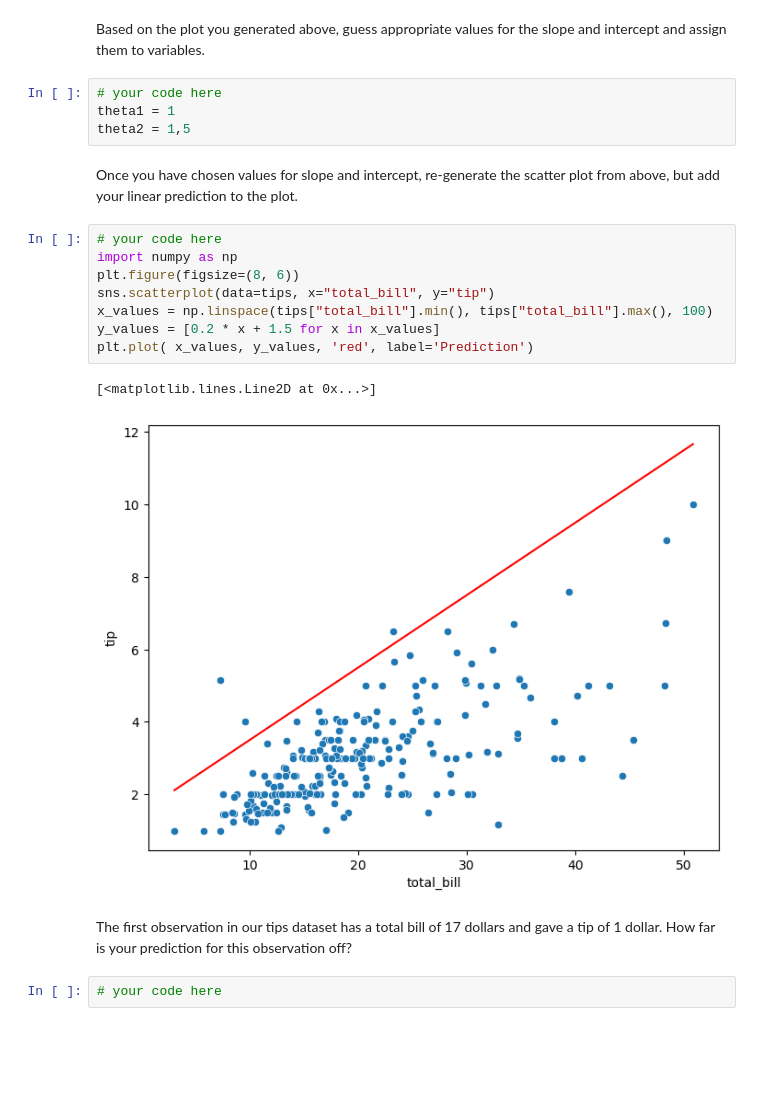
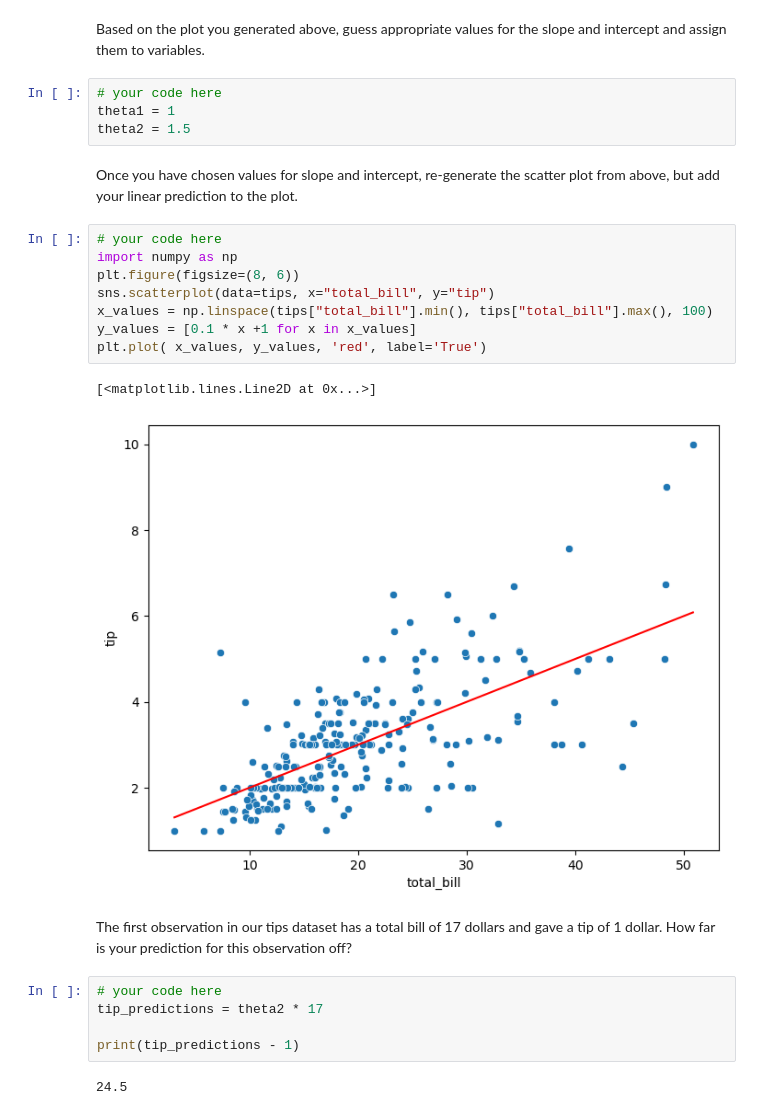
Before and after one commit to Lilli-jr/DSML_2025, a Jupyter notebook: 02_Workshops/WS_06_ML_Intro/DSML_WS_06_pre.ipynb, the cells around one changed output. Cells and saved outputs as stored; diff of their text form; blank space fills up the shorter version.

```diff
--- a/02_Workshops/WS_06_ML_Intro/DSML_WS_06_pre.ipynb
+++ b/02_Workshops/WS_06_ML_Intro/DSML_WS_06_pre.ipynb
@@ -184,21 +184,26 @@ Based on the plot you generated above, guess appropriate values for the slope an
 # %%
 # your code here
 theta1 = 1
-theta2 = 1,5
+theta2 = 1.5
 # %% [markdown]
 Once you have chosen values for slope and intercept, re-generate the scatter plot from above, but add your linear prediction to the plot.
 # %%
 # your code here
 import numpy as np
 plt.figure(figsize=(8, 6))
 sns.scatterplot(data=tips, x="total_bill", y="tip")
 x_values = np.linspace(tips["total_bill"].min(), tips["total_bill"].max(), 100)
-y_values = [0.2 * x + 1.5 for x in x_values]
-plt.plot( x_values, y_values, 'red', label='Prediction')
+y_values = [0.1 * x +1 for x in x_values]
+plt.plot( x_values, y_values, 'red', label='True')
 # %% [output]
 [<matplotlib.lines.Line2D at 0x...>]
-[figure, old version]
+[figure, new version]
 # %% [markdown]
 The first observation in our tips dataset has a total bill of 17 dollars and gave a tip of 1 dollar. How far is your prediction for this observation off?
 # %%
 # your code here
+tip_predictions = theta2 * 17
+
+print(tip_predictions - 1)
+# %% [output]
+24.5
```
Also changed, not shown: 1 other file.
